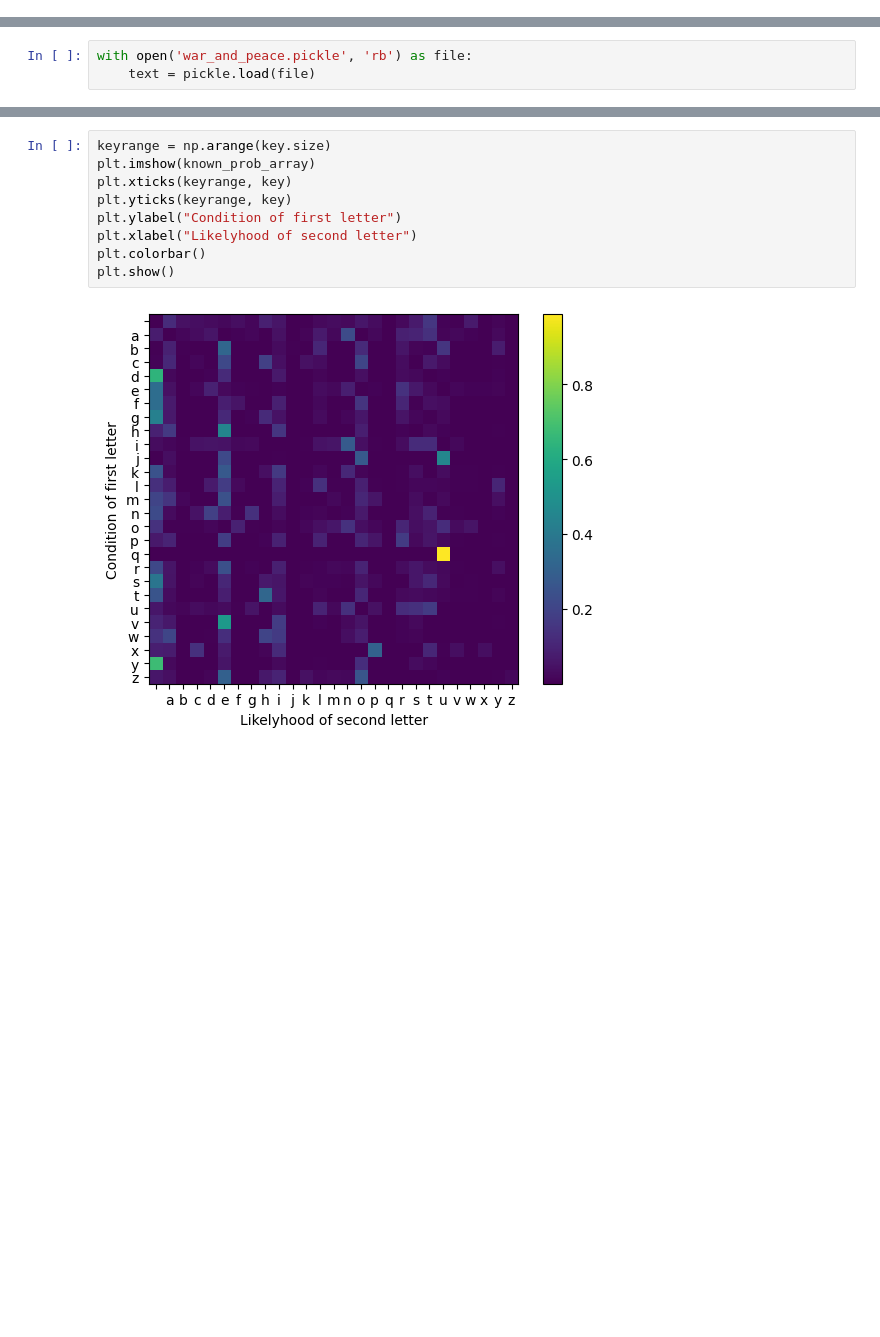
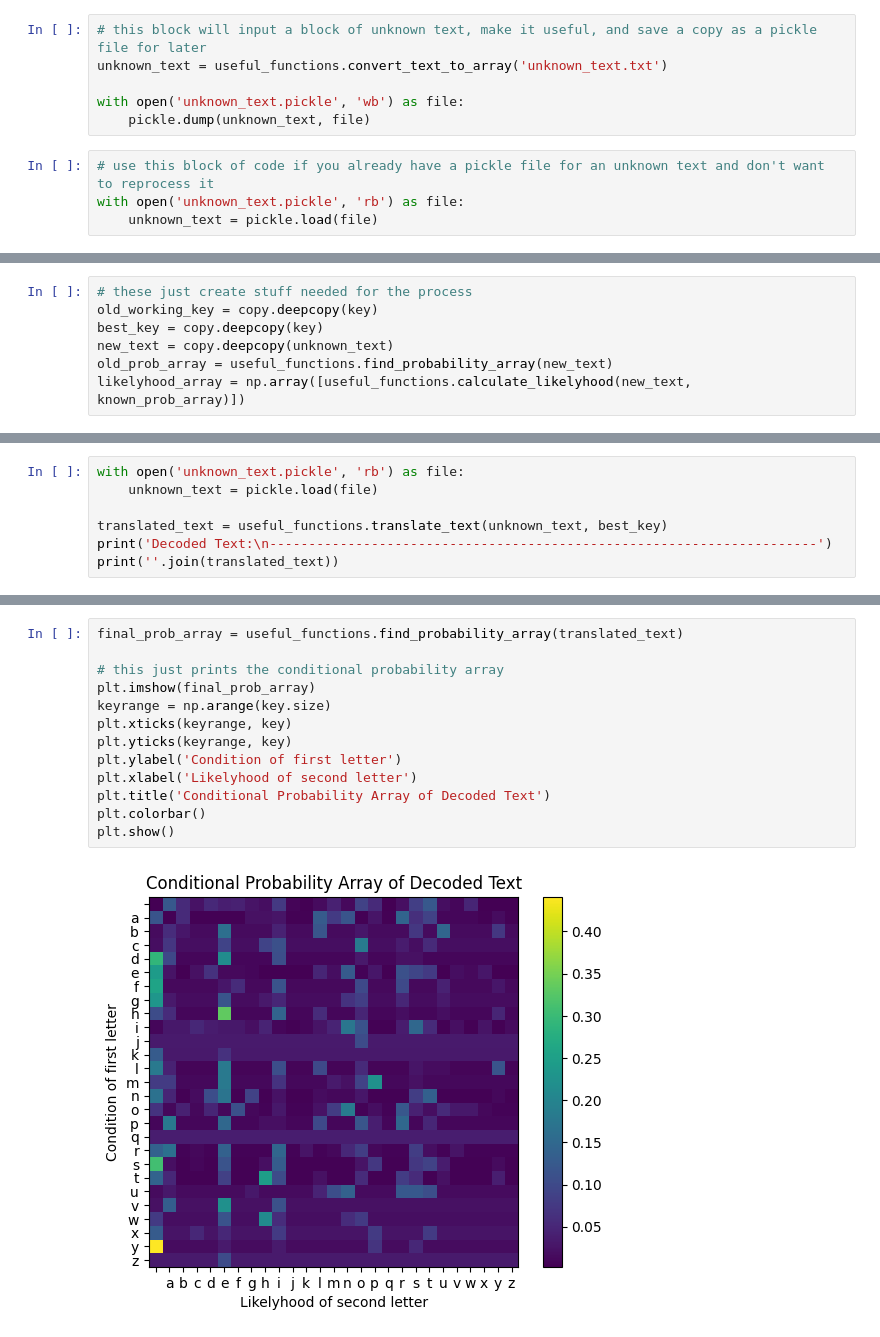
Before and after one commit to angelrodriguez0617/ECE-4850-Machine-Learning, a Jupyter notebook: project3/project3.ipynb, the cells around one changed output, grey strips where cells are left out. Saved outputs shown, nothing was run; the diff lists cells and outputs as text; blank space fills up the shorter version.

Commit message:
fully functioning and documented project 3

```diff
--- a/project3/project3.ipynb
+++ b/project3/project3.ipynb
@@ -19,0 +49,10 @@ with open('war_and_peace.pickle', 'wb') as file:
+# %%
+# this block will input a block of unknown text, make it useful, and save a copy as a pickle file for later
+unknown_text = useful_functions.convert_text_to_array('unknown_text.txt')
+
+with open('unknown_text.pickle', 'wb') as file:
+    pickle.dump(unknown_text, file)
+# %%
+# use this block of code if you already have a pickle file for an unknown text and don't want to reprocess it
+with open('unknown_text.pickle', 'rb') as file:
+    unknown_text = pickle.load(file)
@@ -19,0 +81,7 @@ with open('war_and_peace.pickle', 'wb') as file:
+# %%
+# these just create stuff needed for the process
+old_working_key = copy.deepcopy(key)
+best_key = copy.deepcopy(key)
+new_text = copy.deepcopy(unknown_text)
+old_prob_array = useful_functions.find_probability_array(new_text)
+likelyhood_array = np.array([useful_functions.calculate_likelyhood(new_text, known_prob_array)])
@@ -20,3 +171,7 @@ with open('war_and_peace.pickle', 'wb') as file:
 # %%
-with open('war_and_peace.pickle', 'rb') as file:
-    text = pickle.load(file)
+with open('unknown_text.pickle', 'rb') as file:
+    unknown_text = pickle.load(file)
+
+translated_text = useful_functions.translate_text(unknown_text, best_key)
+print('Decoded Text:\n----------------------------------------------------------------------')
+print(''.join(translated_text))
@@ -25,11 +182,15 @@ known_prob_array = useful_functions.find_probability_array(text)
 # %%
+final_prob_array = useful_functions.find_probability_array(translated_text)
+
+# this just prints the conditional probability array
+plt.imshow(final_prob_array)
 keyrange = np.arange(key.size)
-plt.imshow(known_prob_array)
 plt.xticks(keyrange, key)
 plt.yticks(keyrange, key)
-plt.ylabel("Condition of first letter")
-plt.xlabel("Likelyhood of second letter")
+plt.ylabel('Condition of first letter')
+plt.xlabel('Likelyhood of second letter')
+plt.title('Conditional Probability Array of Decoded Text')
 plt.colorbar()
 plt.show()
 # %% [output]
-[figure, old version]
+[figure, new version]
```
Also changed, not shown: parts of 24 cells of this notebook, 2 other files.
